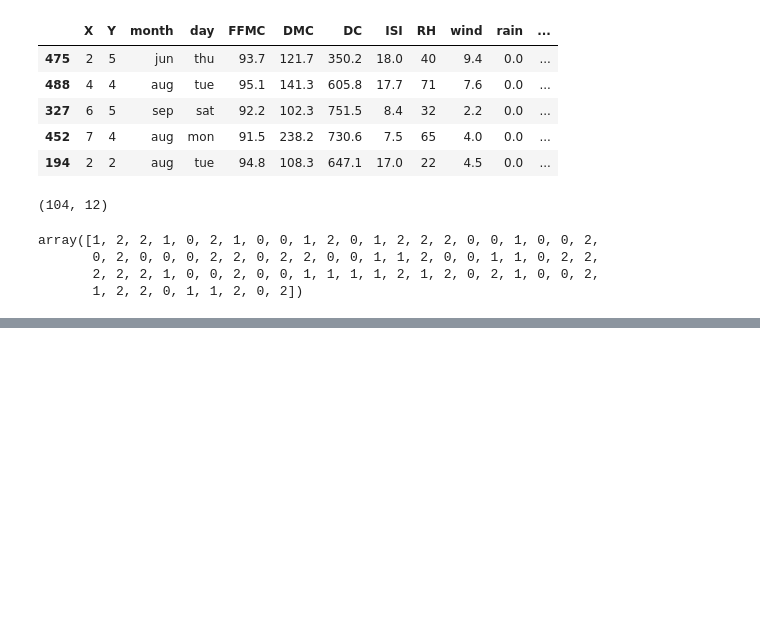
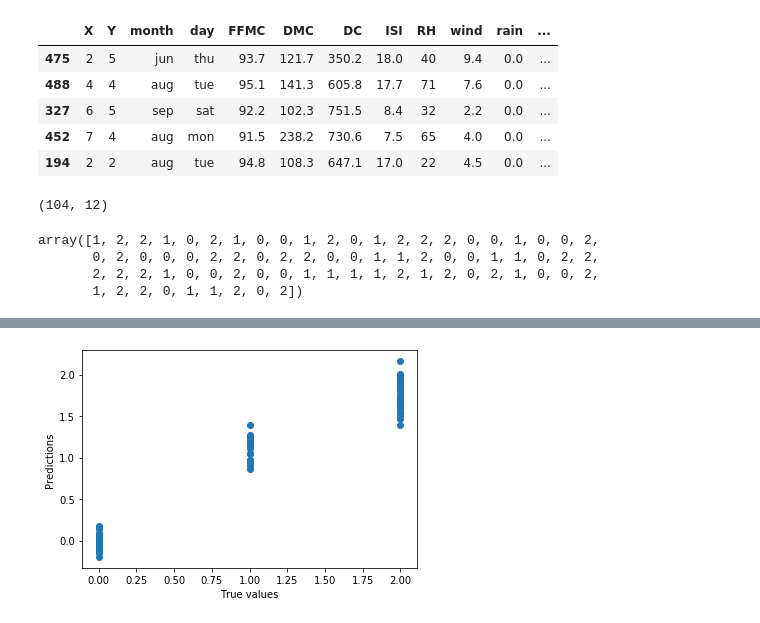
Before and after one commit to rhnrijal/forest.fires, a Jupyter notebook: code_run.ipynb, the cells around one changed output, grey strips where cells are left out. Cells and saved outputs as stored; diff of their text form; code cells hidden in the pictures; blank space fills up the shorter version.

```diff
--- a/code_run.ipynb
+++ b/code_run.ipynb
@@ -208,0 +274,28 @@ array([1, 2, 2, 1, 0, 2, 1, 0, 0, 1, 2, 0, 1, 2, 2, 2, 0, 0, 1, 0, 0, 2,
+# %%
+# pandas to import the dataset
+# sklearn to perform the splitting
+
+import pandas as pd
+from sklearn.model_selection import train_test_split
+from sklearn.datasets import load_iris
+
+iris=load_iris()
+x,y=iris.data,iris.target
+x_train,x_test,y_train,y_test=train_test_split(x,y,train_size=0.5,test_size=0.5,random_state=123)
+
+y_test
+y_train
+
+# Plotting of Train and Test Set
+# We fit our model on the train data to make predictions on it.
+# Let’s import the linear_model from sklearn, apply linear regression to the dataset, # and plot the results.
+from sklearn.linear_model import LinearRegression as lm
+model=lm().fit(x_train,y_train)
+predictions=model.predict(x_test)
+import matplotlib.pyplot as plt
+plt.scatter(y_test,predictions)
+plt.xlabel('True values')
+plt.ylabel('Predictions')
+plt.show()
+# %% [output]
+[figure, added]
```
Also changed, not shown: parts of 6 cells of this notebook, 1 other file.
